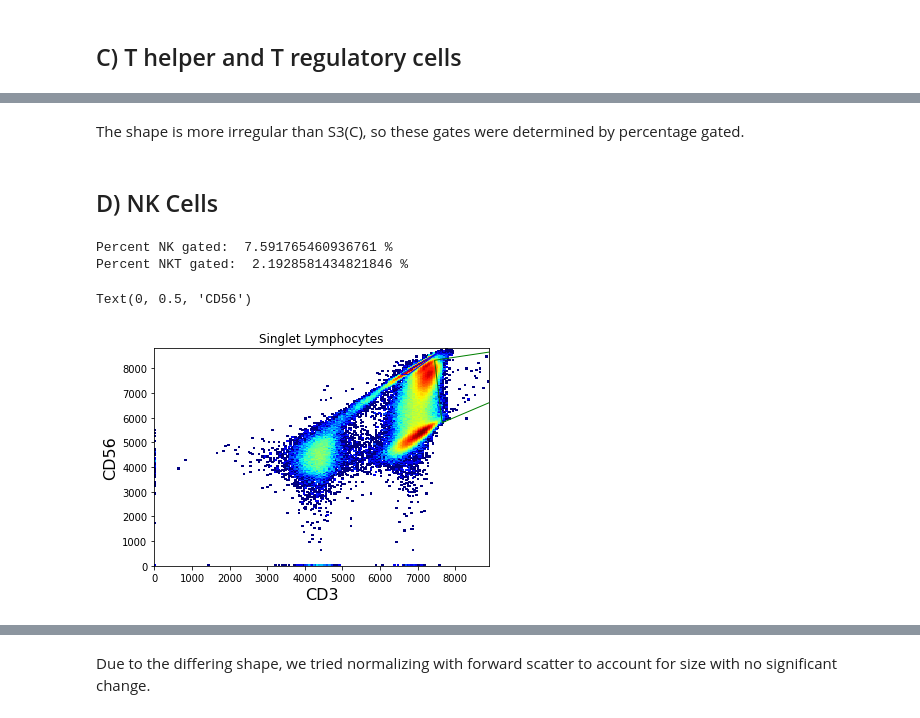
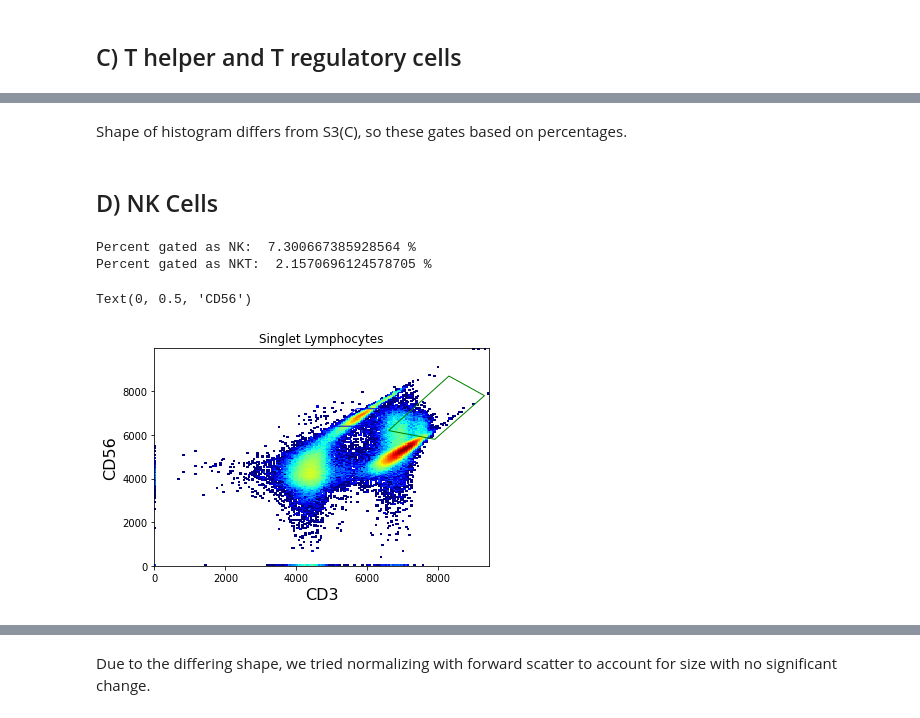
Before and after one commit to meyer-lab/gc-valent, a Jupyter notebook: ckine/liveCellGating_0426_plate2.ipynb, the cells around one changed output, grey strips where cells are left out. Drawn from its saved outputs; the diff is of its cells as text; code cells hidden in the pictures.

```diff
--- a/ckine/liveCellGating_0426_plate2.ipynb
+++ b/ckine/liveCellGating_0426_plate2.ipynb
@@ -58,3 +33,7 @@ Above shape appears consistent with Farhat et al. S3(A), and the percentage gate
+# %%
+panel1 = combineWells(sample1A, ['VL6-H', 'VL4-H', 'BL1-H', 'VL1-H', 'BL3-H'])
+panel2 = combineWells(sample2B, ['VL4-H', 'BL3-H', 'FSC-H'])
+panel3 = combineWells(sample3C, ['VL6-H', 'VL4-H', 'BL3-H'])
 # %% [markdown]
 ## C) T helper and T regulatory cells
 # %%
@@ -117,21 +96,21 @@ Percent gated as Naive Treg:  25.093566209231867 %
-# %% [markdown]
-The shape is more irregular than S3(C), so these gates were determined by percentage gated.
+# %% [markdown]
+Shape of histogram differs from S3(C), so these gates based on percentages.
 # %% [markdown]
 ## D) NK Cells
 # %%
-nk_gate = PolyGate([(6550, 7750), (6750, 7750), (7600, 8700)], ('VL4-H', 'BL3-H'), region='in', name='nk')
-nkt_gate = PolyGate([(7450, 8330), (7650, 5800), (9500, 7000), (9500, 8800)], ('VL4-H', 'BL3-H'), region='in', name='nkt')
-_ = sample_all.plot(['VL4-H', 'BL3-H'], gates=[nk_gate,nkt_gate], cmap=cm.jet) #CD56 vs. CD3
-samplenk = sample_all.gate(nk_gate)
-samplenkt = sample_all.gate(nkt_gate)
-print("Percent NK gated: ", samplenk.counts/sample_all.counts*100., "%")
-print("Percent NKT gated: ", samplenkt.counts/sample_all.counts*100., "%")
+nk_gate = PolyGate([(5100, 6400), (5700, 7200), (6500, 7200), (6000, 6400)], ('VL4-H', 'BL3-H'), region='in', name='nk')
+nkt_gate = PolyGate([(6600, 6200), (7900, 5800), (9300, 7800), (8300, 8700)], ('VL4-H', 'BL3-H'), region='in', name='nkt')
+_ = panel2.plot(['VL4-H', 'BL3-H'], gates=[nk_gate,nkt_gate], cmap=cm.jet) #CD56 vs. CD3
+samplenk = panel2.gate(nk_gate)
+samplenkt = panel2.gate(nkt_gate)
+print("Percent gated as NK: ", samplenk.counts/panel2.counts*100., "%")
+print("Percent gated as NKT: ", samplenkt.counts/panel2.counts*100., "%")
 plt.title("Singlet Lymphocytes")
 plt.xlabel("CD3")
 plt.ylabel("CD56")
 # %% [output]
-Percent NK gated:  7.591765460936761 %
-Percent NKT gated:  2.1928581434821846 %
+Percent gated as NK:  7.300667385928564 %
+Percent gated as NKT:  2.1570696124578705 %
 Text(0, 0.5, 'CD56')
-[figure, old version]
+[figure, new version]
 # %% [markdown]
```
Also changed, not shown: parts of 23 cells of this notebook, 3 other files.
